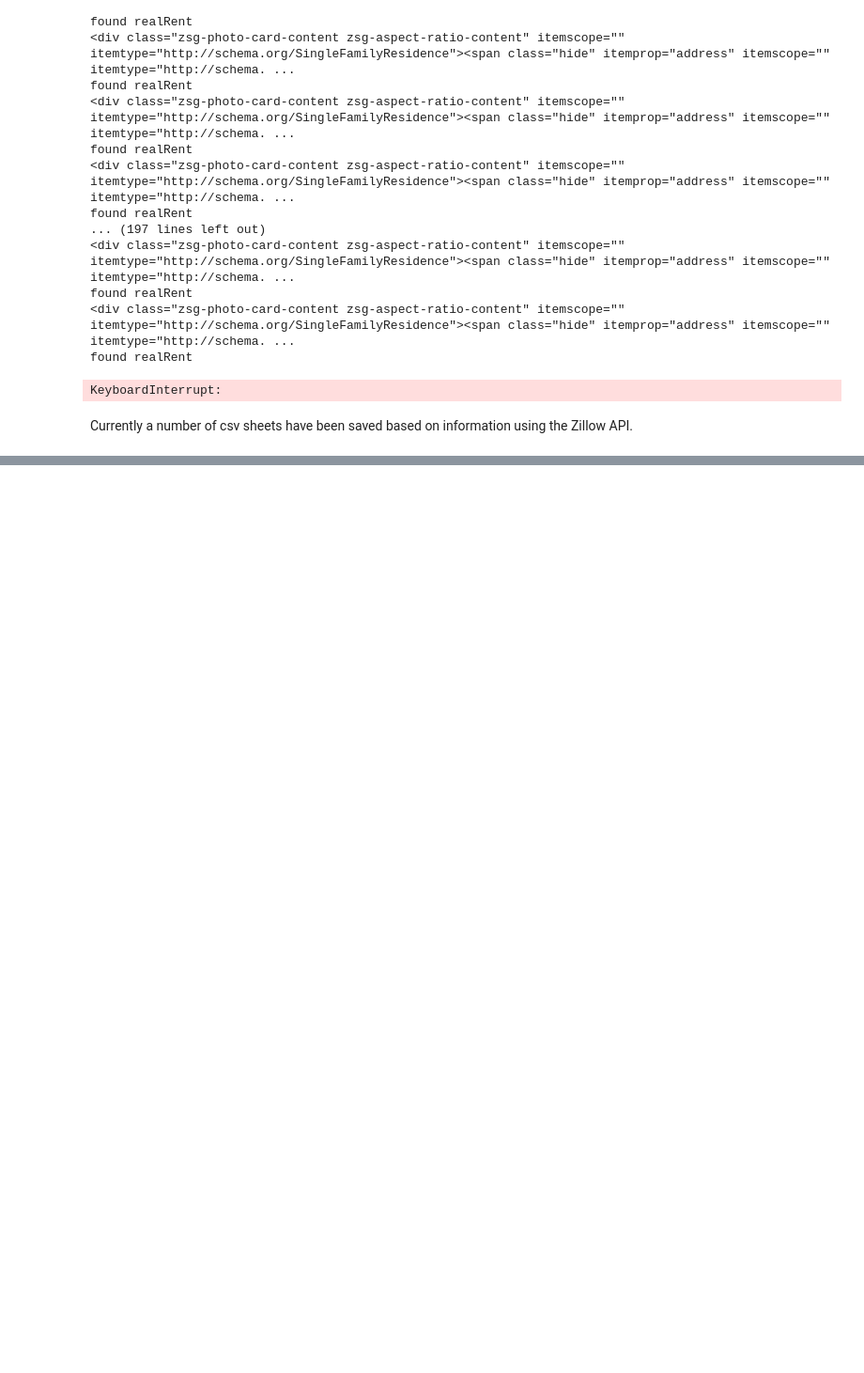
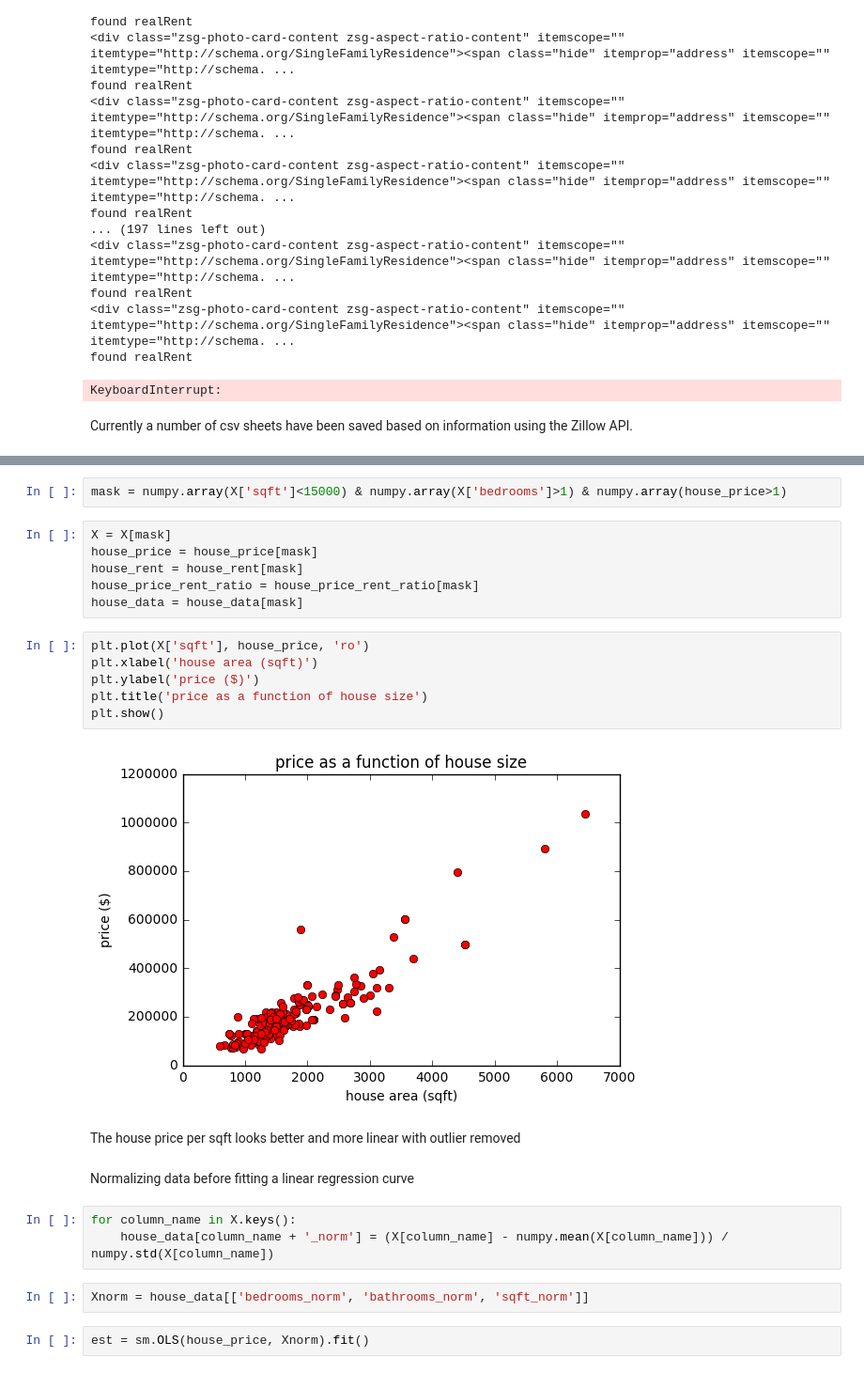
Before and after one commit to adampely/zillowHousingDataScrape, a Jupyter notebook: analysis_iPython_nb.ipynb, the cells around one changed output, grey strips where cells are left out. Shown at 94% size. Drawn from its saved outputs; the diff is of its cells as text; blank space fills up the shorter version.

```diff
--- a/analysis_iPython_nb.ipynb
+++ b/analysis_iPython_nb.ipynb
@@ -56,0 +89,27 @@ house_data.head(3)
+# %%
+mask = numpy.array(X['sqft']<15000) & numpy.array(X['bedrooms']>1) & numpy.array(house_price>1)
+# %%
+X = X[mask]
+house_price = house_price[mask]
+house_rent = house_rent[mask]
+house_price_rent_ratio = house_price_rent_ratio[mask]
+house_data = house_data[mask]
+# %%
+plt.plot(X['sqft'], house_price, 'ro')
+plt.xlabel('house area (sqft)')
+plt.ylabel('price ($)')
+plt.title('price as a function of house size')
+plt.show()
+# %% [output]
+[figure, added]
+# %% [markdown]
+The house price per sqft looks better and more linear with outlier removed
+# %% [markdown]
+Normalizing data before fitting a linear regression curve
+# %%
+for column_name in X.keys():
+    house_data[column_name + '_norm'] = (X[column_name] - numpy.mean(X[column_name])) / numpy.std(X[column_name])
+# %%
+Xnorm = house_data[['bedrooms_norm', 'bathrooms_norm', 'sqft_norm']]
+# %%
+est = sm.OLS(house_price, Xnorm).fit()
```
Also changed, not shown: parts of 14 cells of this notebook, 1 other file.
